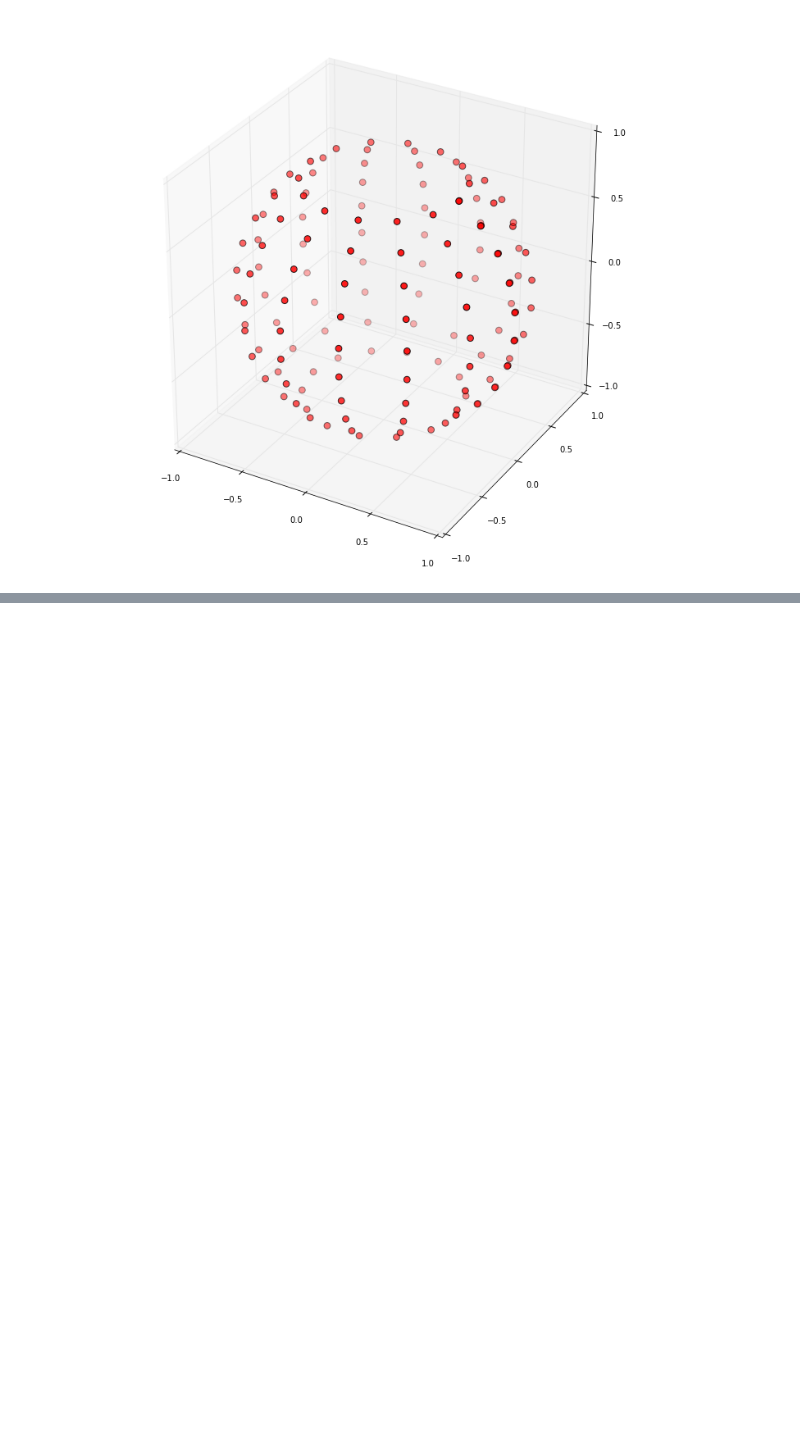
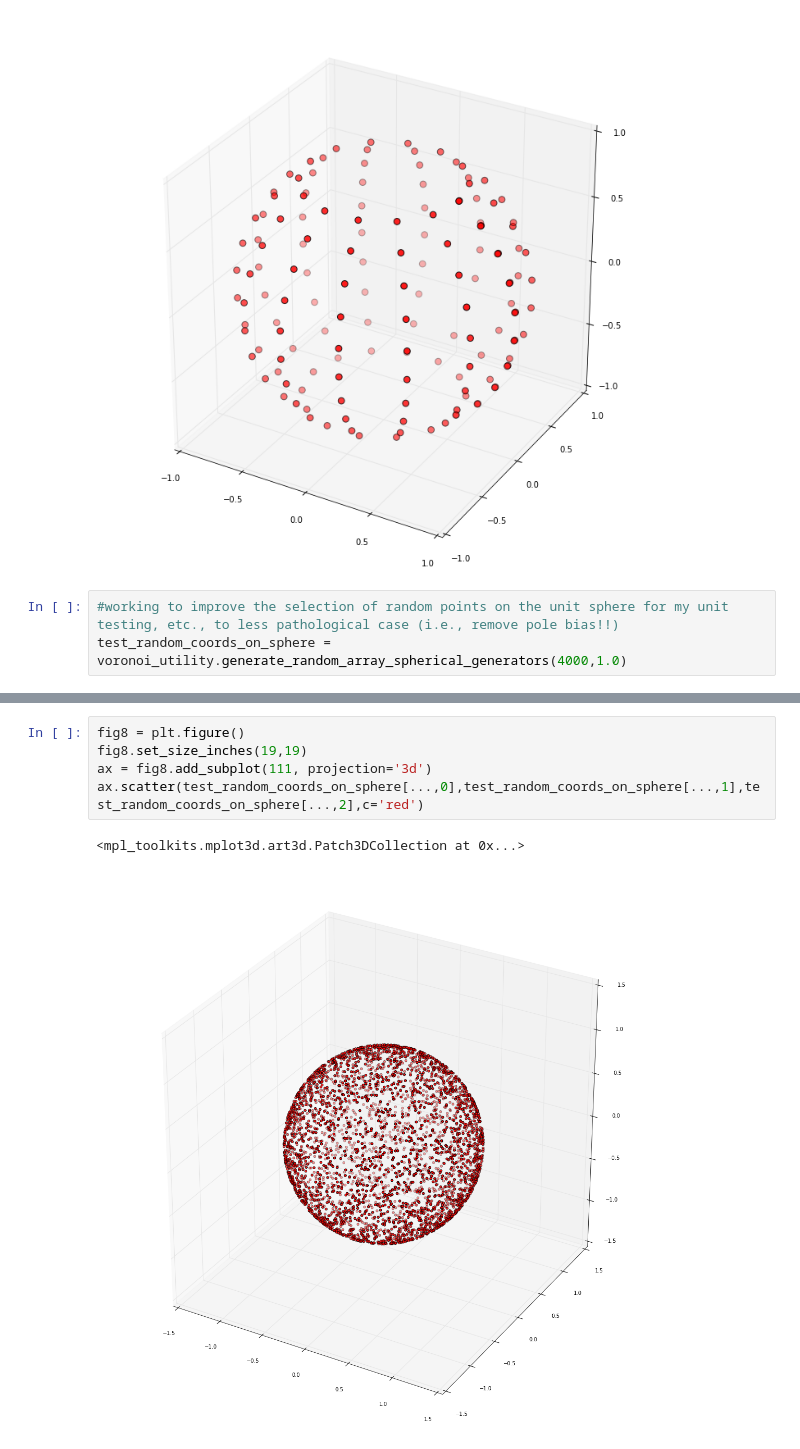
Before and after one commit to tylerjereddy/py_sphere_Voronoi, a Jupyter notebook: testing_spherical_Voronoi_code.ipynb, the cells around one changed output, grey strips where cells are left out. Drawn from its saved outputs; the diff is of its cells as text; blank space fills up the shorter version.

```diff
--- a/testing_spherical_Voronoi_code.ipynb
+++ b/testing_spherical_Voronoi_code.ipynb
@@ -308,3 +308,6 @@ ax.set_zlim(-1,1)
 # %% [output]
 (-1, 1)
 [figure]
+# %%
+#working to improve the selection of random points on the unit sphere for my unit testing, etc., to less pathological case (i.e., remove pole bias!!)
+test_random_coords_on_sphere = voronoi_utility.generate_random_array_spherical_generators(4000,1.0)
@@ -310,0 +327,8 @@ ax.set_zlim(-1,1)
+# %%
+fig8 = plt.figure()
+fig8.set_size_inches(19,19)
+ax = fig8.add_subplot(111, projection='3d')
+ax.scatter(test_random_coords_on_sphere[...,0],test_random_coords_on_sphere[...,1],test_random_coords_on_sphere[...,2],c='red')
+# %% [output]
+<mpl_toolkits.mplot3d.art3d.Patch3DCollection at 0x...>
+[figure, added]
```
Also changed, not shown: parts of 2 cells of this notebook, 2 other files.
